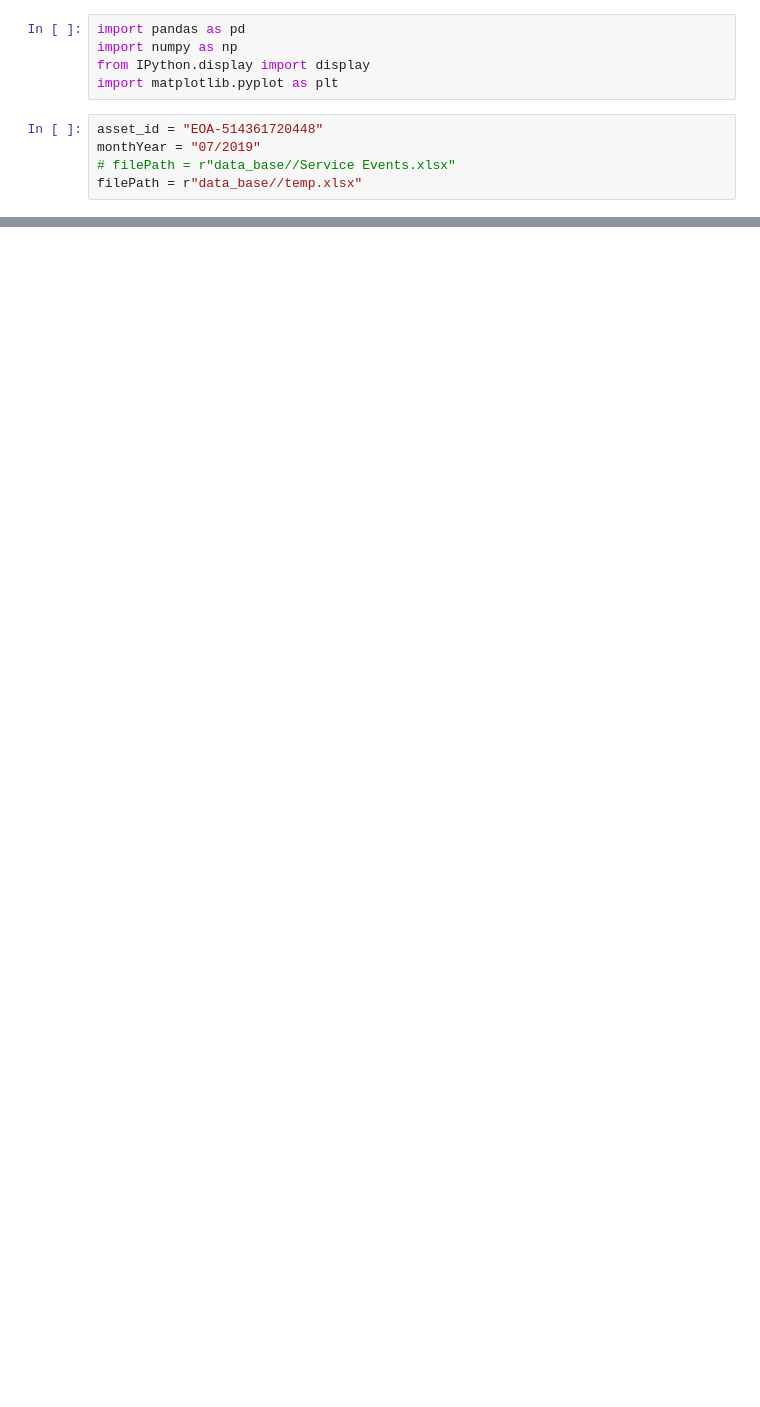
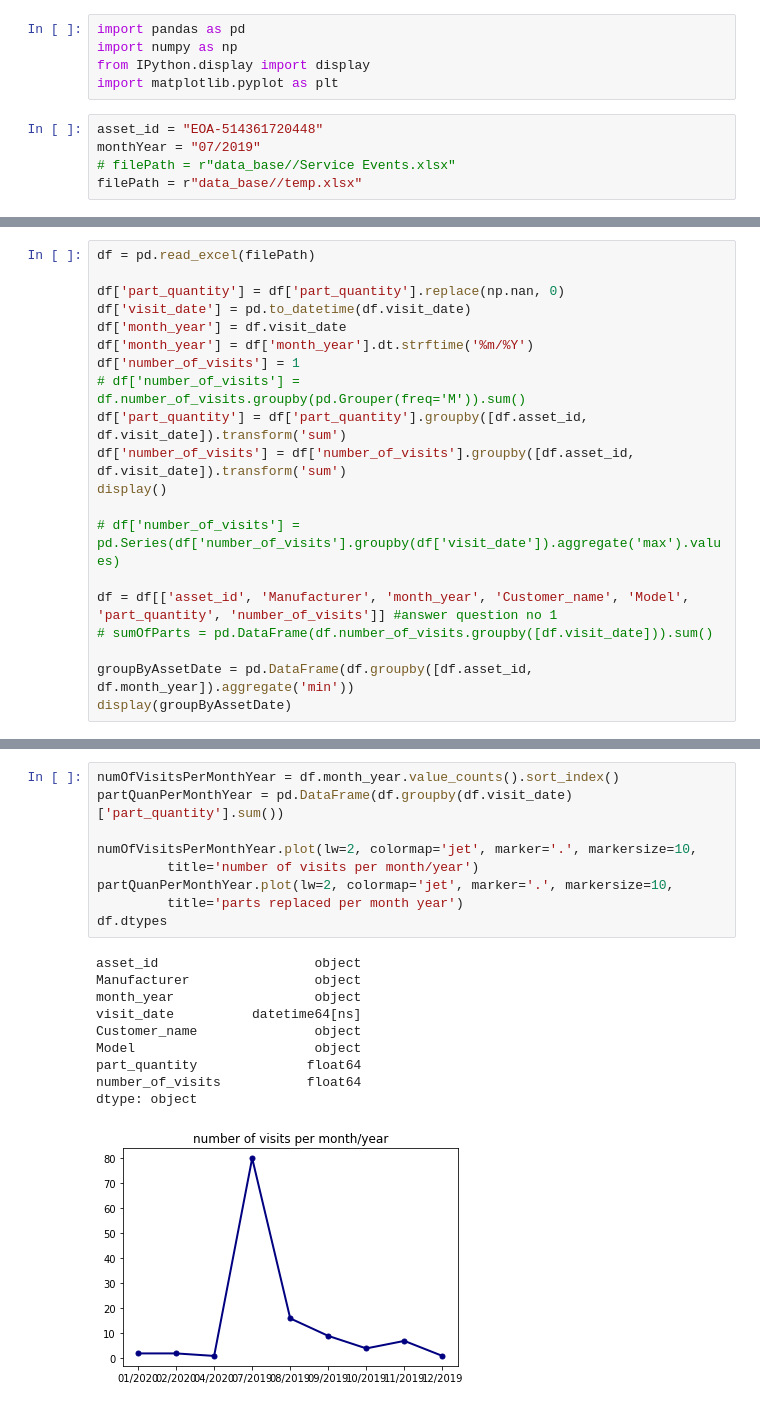
Before and after one commit to Nashdidan/Aquant, a Jupyter notebook: backend/jupyterNotebookBE.ipynb, the cells around one changed output, grey strips where cells are left out. Cells and saved outputs as stored; diff of their text form; blank space fills up the shorter version.

Commit message:
jupyterNotebook plots and data q1 and q3

```diff
--- a/backend/jupyterNotebookBE.ipynb
+++ b/backend/jupyterNotebookBE.ipynb
@@ -103,0 +11,20 @@ len(df['asset_id'])
+# %%
+df = pd.read_excel(filePath)
+
+df['part_quantity'] = df['part_quantity'].replace(np.nan, 0)
+df['visit_date'] = pd.to_datetime(df.visit_date)
+df['month_year'] = df.visit_date
+df['month_year'] = df['month_year'].dt.strftime('%m/%Y')
+df['number_of_visits'] = 1
+# df['number_of_visits'] = df.number_of_visits.groupby(pd.Grouper(freq='M')).sum()
+df['part_quantity'] = df['part_quantity'].groupby([df.asset_id, df.visit_date]).transform('sum')
+df['number_of_visits'] = df['number_of_visits'].groupby([df.asset_id, df.visit_date]).transform('sum')
+display()
+
+# df['number_of_visits'] = pd.Series(df['number_of_visits'].groupby(df['visit_date']).aggregate('max').values)
+
+df = df[['asset_id', 'Manufacturer', 'month_year', 'Customer_name', 'Model', 'part_quantity', 'number_of_visits']] #answer question no 1
+# sumOfParts = pd.DataFrame(df.number_of_visits.groupby([df.visit_date])).sum()
+
+groupByAssetDate = pd.DataFrame(df.groupby([df.asset_id, df.month_year]).aggregate('min'))
+display(groupByAssetDate)
@@ -103,0 +65,20 @@ len(df['asset_id'])
+# %%
+numOfVisitsPerMonthYear = df.month_year.value_counts().sort_index()
+partQuanPerMonthYear = pd.DataFrame(df.groupby(df.visit_date)['part_quantity'].sum())
+
+numOfVisitsPerMonthYear.plot(lw=2, colormap='jet', marker='.', markersize=10,
+         title='number of visits per month/year')
+partQuanPerMonthYear.plot(lw=2, colormap='jet', marker='.', markersize=10,
+         title='parts replaced per month year')
+df.dtypes
+# %% [output]
+asset_id                    object
+Manufacturer                object
+month_year                  object
+visit_date          datetime64[ns]
+Customer_name               object
+Model                       object
+part_quantity              float64
+number_of_visits           float64
+dtype: object
+[figure, added]
```
Also changed, not shown: parts of 11 cells of this notebook.
